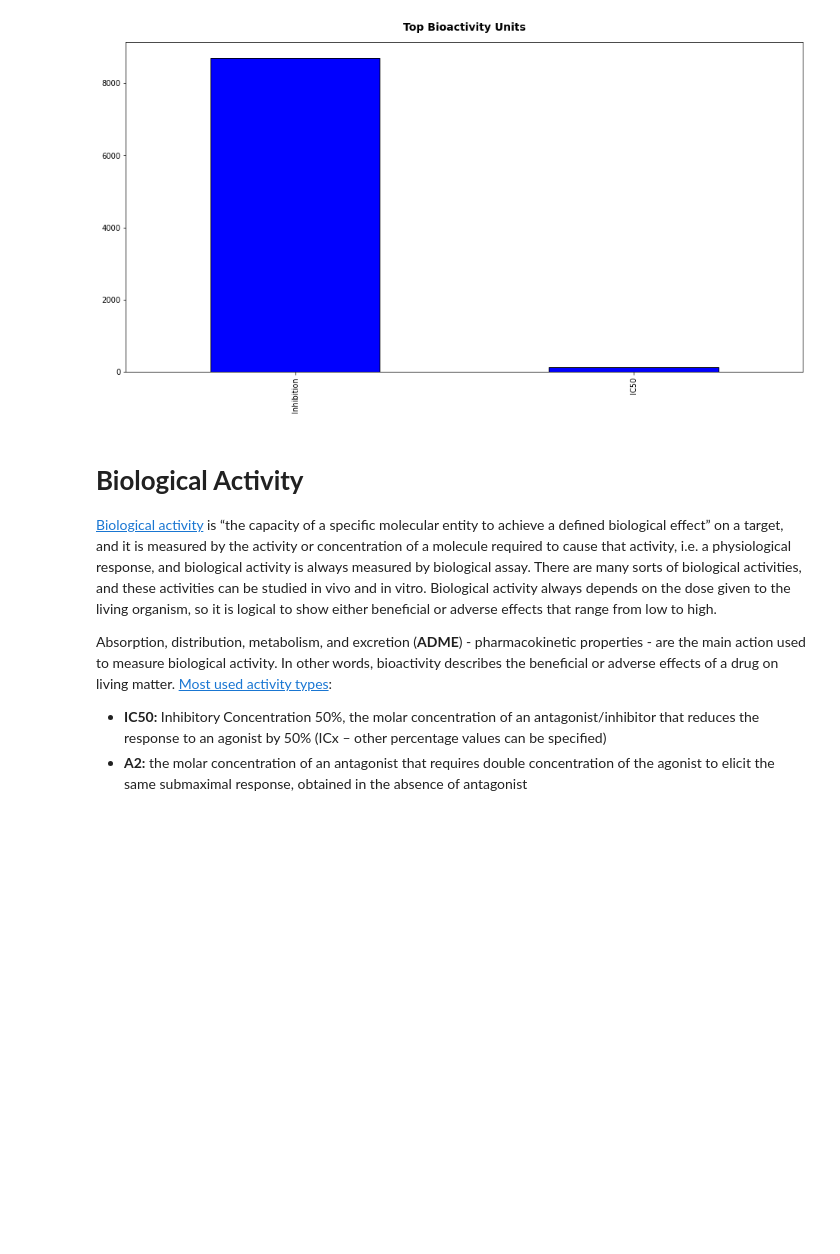
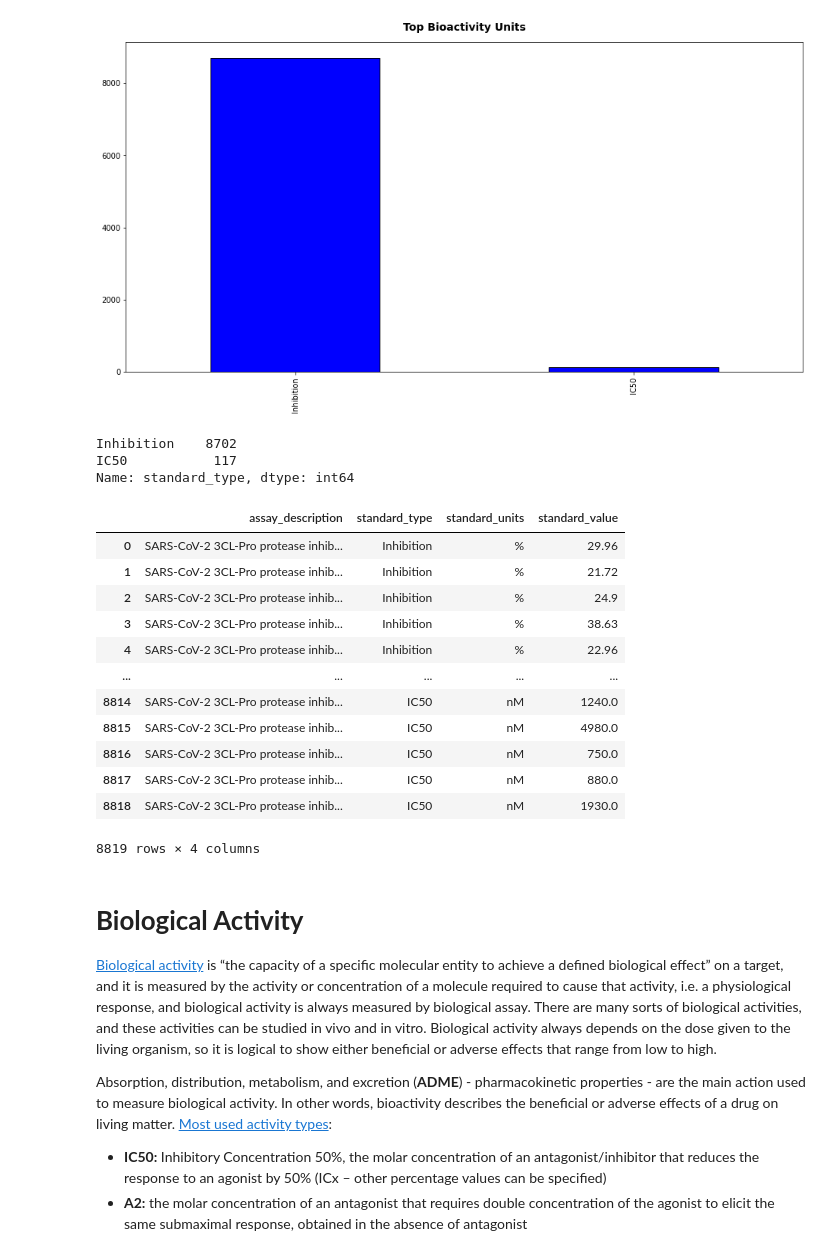
Before and after one commit to khanfs/ComputationalBiomedicine-Betacoronavirus, a Jupyter notebook: COVID_19_P1.ipynb, the cells around one changed output. Saved outputs shown, nothing was run; the diff lists cells and outputs as text; code cells hidden in the pictures; blank space fills up the shorter version.

```diff
--- a/COVID_19_P1.ipynb
+++ b/COVID_19_P1.ipynb
@@ -115,6 +130,31 @@ plt.title('Top Bioactivity Units', fontsize=14, fontweight='black', pad=15)
 plt.show()
 # %% [output]
 [figure]
+# %%
+dfbioactivity ['standard_type'].value_counts()
+# %% [output]
+Inhibition    8702
+IC50           117
+Name: standard_type, dtype: int64
+# %%
+# Explore assays
+assay = ['assay_description', 'standard_type', 'standard_units', 'standard_value']
+dfassay = dfbioactivity [assay]
+dfassay
+# %% [output]
+|  | assay_description | standard_type | standard_units | standard_value |
+| 0 | SARS-CoV-2 3CL-Pro protease inhib... | Inhibition | % | 29.96 |
+| 1 | SARS-CoV-2 3CL-Pro protease inhib... | Inhibition | % | 21.72 |
+| 2 | SARS-CoV-2 3CL-Pro protease inhib... | Inhibition | % | 24.9 |
+| 3 | SARS-CoV-2 3CL-Pro protease inhib... | Inhibition | % | 38.63 |
+| 4 | SARS-CoV-2 3CL-Pro protease inhib... | Inhibition | % | 22.96 |
+| ... | ... | ... | ... | ... |
+| 8814 | SARS-CoV-2 3CL-Pro protease inhib... | IC50 | nM | 1240.0 |
+| 8815 | SARS-CoV-2 3CL-Pro protease inhib... | IC50 | nM | 4980.0 |
+| 8816 | SARS-CoV-2 3CL-Pro protease inhib... | IC50 | nM | 750.0 |
+| 8817 | SARS-CoV-2 3CL-Pro protease inhib... | IC50 | nM | 880.0 |
+| 8818 | SARS-CoV-2 3CL-Pro protease inhib... | IC50 | nM | 1930.0 |
+8819 rows × 4 columns
 # %% [markdown]
 # **Biological Activity**
 
```
Also changed, not shown: parts of 27 cells of this notebook.
